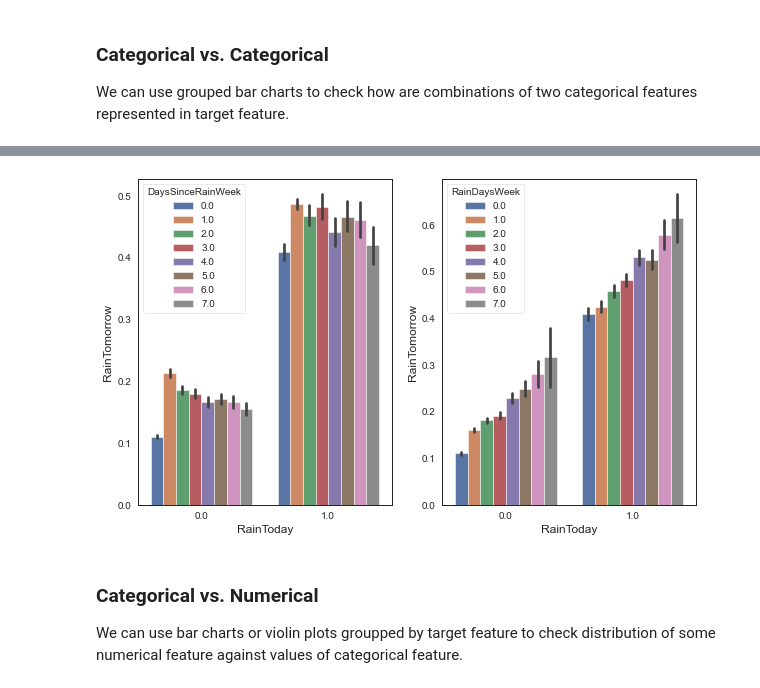
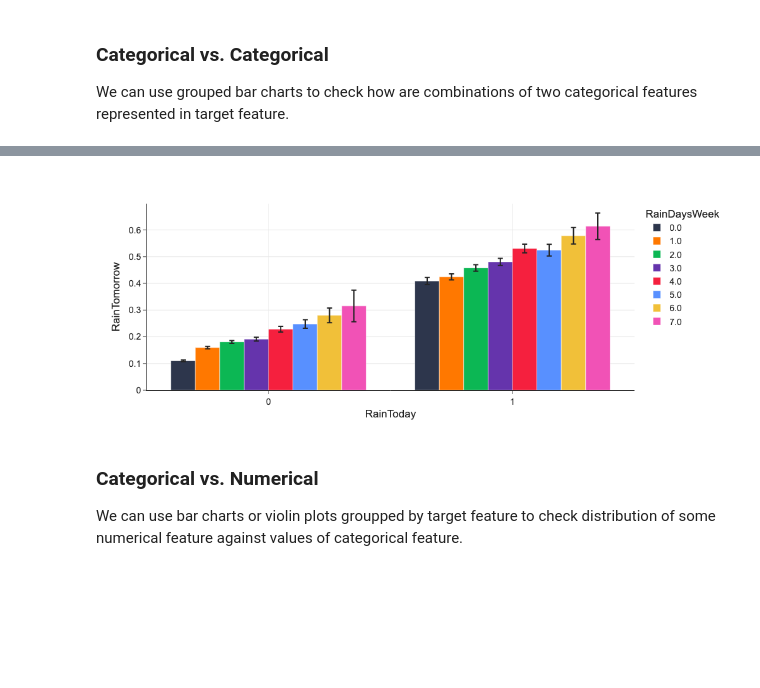
Before and after one commit to avast/machine-learning-python, a Jupyter notebook: book/imlp/imlp_1_data.ipynb, the cells around one changed output, grey strips where cells are left out. Cells and saved outputs as stored; diff of their text form; code cells hidden in the pictures; blank space fills up the shorter version.

```diff
--- a/book/imlp/imlp_1_data.ipynb
+++ b/book/imlp/imlp_1_data.ipynb
@@ -662,14 +659,10 @@ Did you mean "cmax"?
-# %%
-# do RainToday and DaysSinceRainWeek or RainDaysWeek influence RainTomorrow?
-sns.set_palette('deep')
-plt.figure(figsize=[10,6])
-plt.subplot(121)
-sns.barplot(x='RainToday', hue='DaysSinceRainWeek', y='RainTomorrow', data=df);
-plt.subplot(122)
-sns.barplot(x='RainToday', y='RainTomorrow', hue='RainDaysWeek', data=df);
-sns.set_palette(def_palette)
-# %% [output]
-[figure, removed]
+# %%
+# do RainToday and DaysSinceRainWeek or RainDaysWeek influence RainTomorrow?
+d = eda_categorical(df, 'RainTomorrow', ['RainToday', 'RainDaysWeek'])
+d.RainDaysWeek = d.RainDaysWeek.astype('category')
+px.bar(d, x='RainToday', y='mean', color='RainDaysWeek', error_y='ci', barmode='group', labels={'mean': 'RainTomorrow'})
+# %% [output]
+[figure, added]
 # %% [markdown]
 ### Categorical vs. Numerical
 
```
Also changed, not shown: parts of 10 cells of this notebook, 3 other files.
